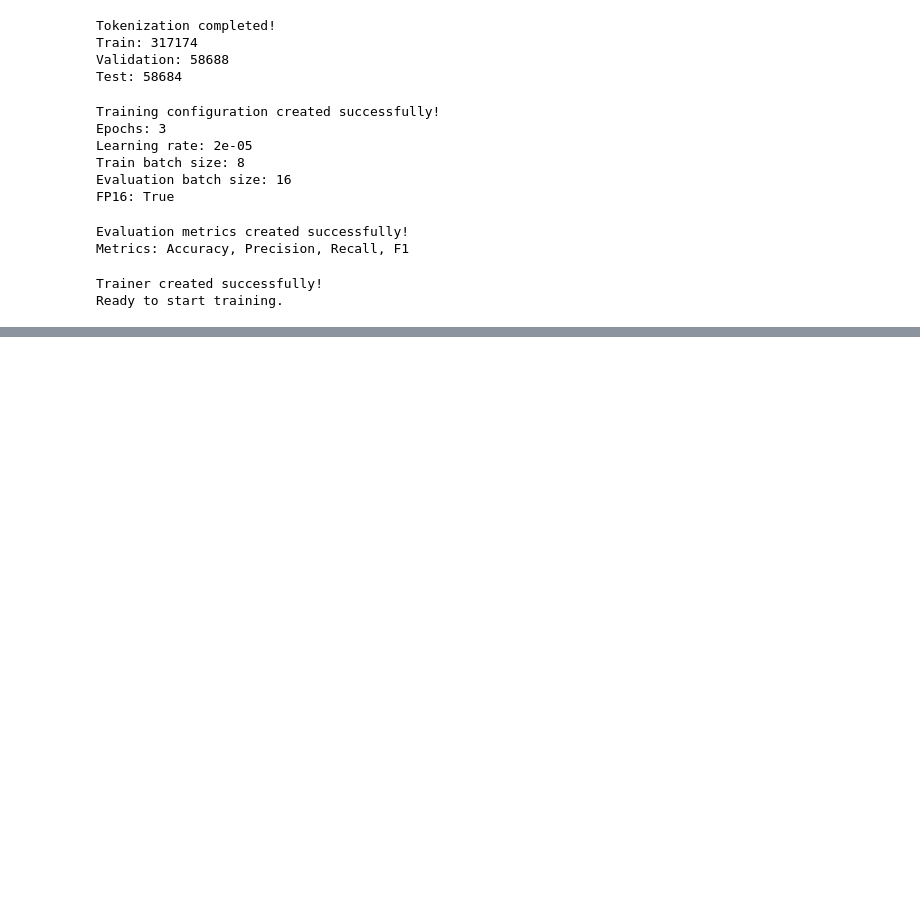
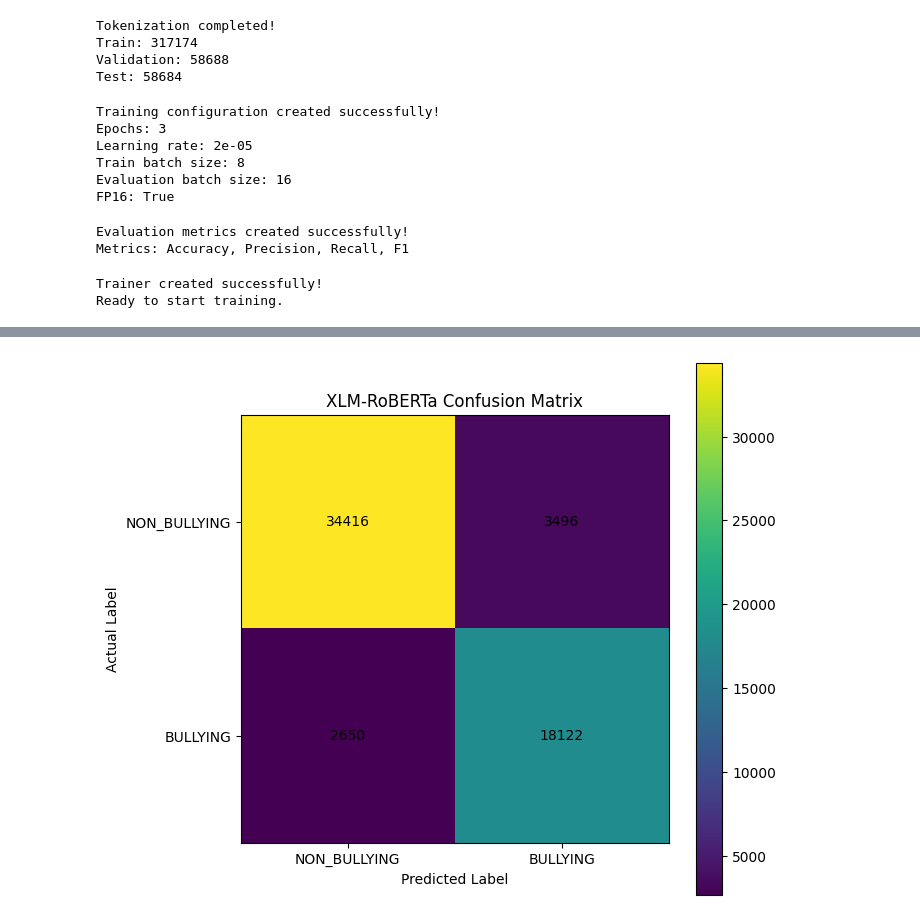
Before and after one commit to kripaapalaniappan/Cyberbullying-Detection-ML, a Jupyter notebook: Untitled3.ipynb, the cells around one changed output, grey strips where cells are left out. Drawn from its saved outputs; the diff is of its cells as text; code cells hidden in the pictures; blank space fills up the shorter version.

```diff
--- a/Untitled3.ipynb
+++ b/Untitled3.ipynb
@@ -2331,0 +2407,19 @@ KeyboardInterrupt:
+# %%
+# ============================================================
+# STEP 29D: LOAD COMPLETE EPOCH 2 MODEL
+# ============================================================
+
+from transformers import AutoTokenizer, AutoModelForSequenceClassification
+
+CHECKPOINT = "/content/drive/MyDrive/Cyberbullying_Project/xlm_roberta_checkpoints/checkpoint-39648"
+
+tokenizer = AutoTokenizer.from_pretrained(CHECKPOINT)
+
+model = AutoModelForSequenceClassification.from_pretrained(
+    CHECKPOINT
+)
+
+print("Trained model loaded successfully!")
+print("Checkpoint: Epoch 2")
+print("Path:", CHECKPOINT)
+print("Labels:", model.config.id2label)
@@ -2331,0 +2686,76 @@ KeyboardInterrupt:
+# %%
+# ============================================================
+# STEP 31: CONFUSION MATRIX + CLASSIFICATION REPORT
+# ============================================================
+
+from sklearn.metrics import (
+    confusion_matrix,
+    classification_report
+)
+import matplotlib.pyplot as plt
+
+actual = test_results_df["label"]
+predicted = test_results_df["predicted_label"]
+
+# ------------------------------------------------------------
+# 1. Confusion Matrix
+# ------------------------------------------------------------
+
+cm = confusion_matrix(actual, predicted)
+
+print("Confusion Matrix:")
+print(cm)
+
+# ------------------------------------------------------------
+# 2. Classification Report
+# ------------------------------------------------------------
+
+print("\nClassification Report:")
+print(
+    classification_report(
+        actual,
+        predicted,
+        target_names=[
+            "NON_BULLYING",
+            "BULLYING"
+        ],
+        digits=4
+    )
+)
+
+# ------------------------------------------------------------
+# 3. Visualize Confusion Matrix
+# ------------------------------------------------------------
+
+plt.figure(figsize=(7, 6))
+
+plt.imshow(cm)
+
+plt.title("XLM-RoBERTa Confusion Matrix")
+plt.xlabel("Predicted Label")
+plt.ylabel("Actual Label")
+
+plt.xticks(
+    [0, 1],
+    ["NON_BULLYING", "BULLYING"]
+)
+
+plt.yticks(
+    [0, 1],
+    ["NON_BULLYING", "BULLYING"]
+)
+
+for i in range(2):
+    for j in range(2):
+        plt.text(
+            j,
+            i,
+            cm[i, j],
+            ha="center",
+            va="center"
+        )
+
+plt.colorbar()
+plt.tight_layout()
+plt.show()
+# %% [output]
@@ -2331,0 +2775 @@ KeyboardInterrupt:
+[figure, added]
```
Also changed, not shown: parts of 29 cells of this notebook.
